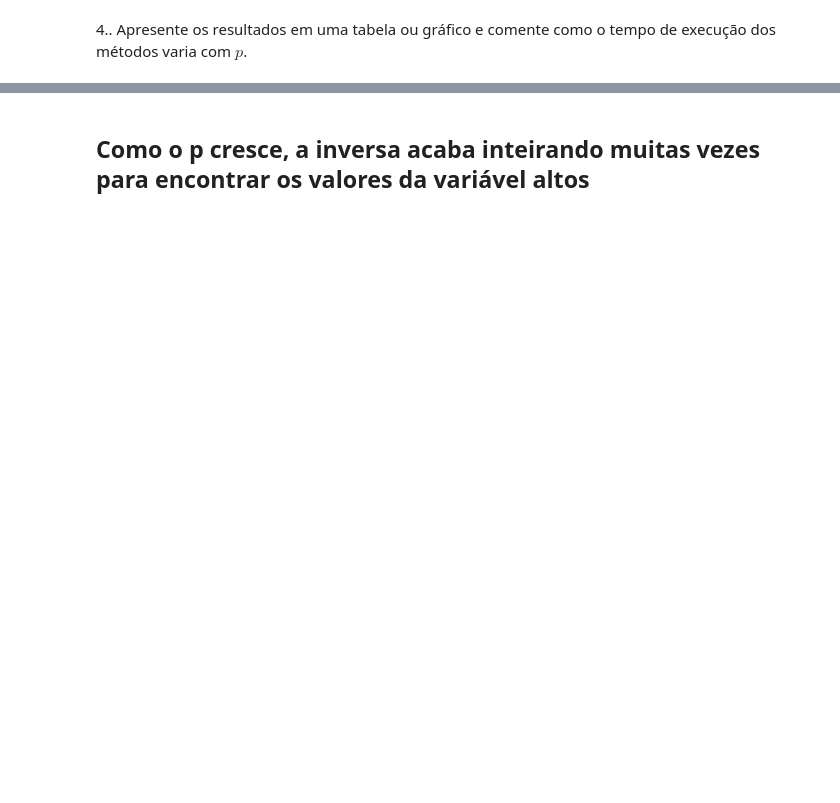
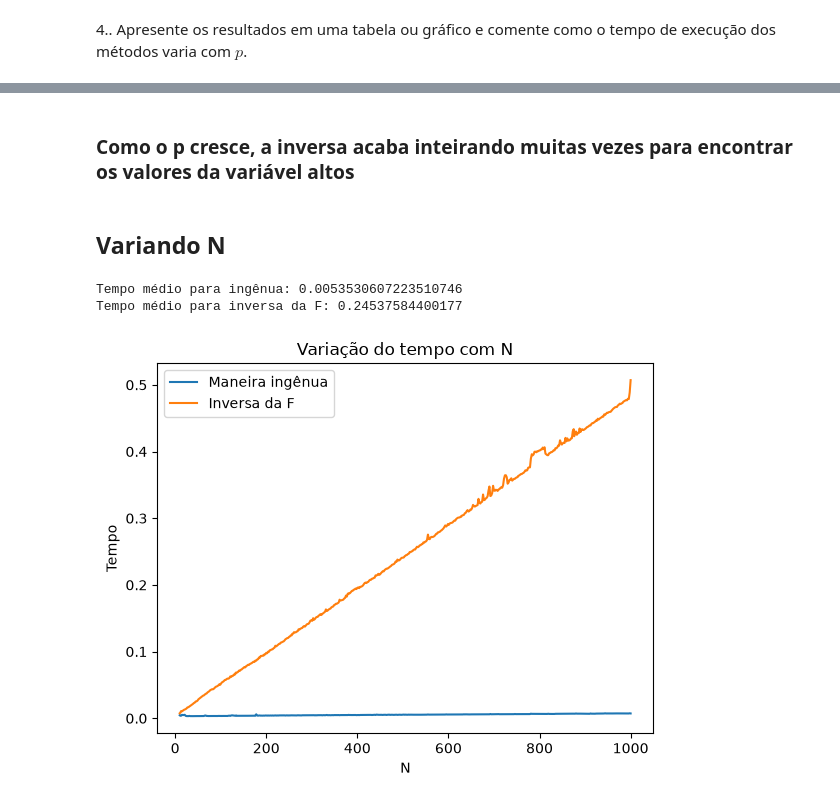
Before and after one commit to BenvenutiMateus/prog-estat, a Jupyter notebook: lab2.ipynb, the cells around one changed output, grey strips where cells are left out. Saved outputs shown, nothing was run; the diff lists cells and outputs as text; code cells hidden in the pictures; blank space fills up the shorter version.

```diff
--- a/lab2.ipynb
+++ b/lab2.ipynb
@@ -112,2 +121,46 @@ plt.show()
 # %% [markdown]
-## Como o p cresce, a inversa acaba inteirando muitas vezes para encontrar os valores da variável altos
+### Como o p cresce, a inversa acaba inteirando muitas vezes para encontrar os valores da variável altos
+# %% [markdown]
+## Variando N
+# %%
+p = 0.5
+tempo1n = []
+ns = np.linspace(start = 10, stop= 1000, num = 500).astype(int)
+for n in tqdm(ns):
+    comeco = time.time()
+    for i in range(N):
+        U = np.random.uniform(size= n)
+        X.append(np.sum(U < p))
+    tempo1n.append(time.time() - comeco)
+# %%
+tempo2n = []
+for n in tqdm(ns):
+    comeco = time.time()
+    X2 = []
+    for_ _ in range(N):
+        U = np.random.uniform()
+        i = 0
+        pi = (1-p)**n
+        F = pi
+        while U > F:
+            pi = (n-i) * p * pi/((i+1) * (1-p))
+            i += 1
+            F += pi
+        X2.append(i)
+    tempo2n.append(time.time() - comeco)
+# %%
+print(f'Tempo médio para ingênua: {np.mean(tempo1n)}')
+print(f'Tempo médio para inversa da F: {np.mean(tempo2n)}')
+# %% [output]
+Tempo médio para ingênua: 0.0053530607223510746
+Tempo médio para inversa da F: 0.24537584400177
+# %%
+plt.plot(ns, tempo1n)
+plt.plot(ns, tempo2n)
+plt.xlabel('N')
+plt.ylabel('Tempo')
+plt.title('Variação do tempo com N')
+plt.legend(['Maneira ingênua', 'Inversa da F'])
+plt.show()
+# %% [output]
+[figure, added]
```
Also changed, not shown: parts of 6 cells of this notebook, 1 other file.
